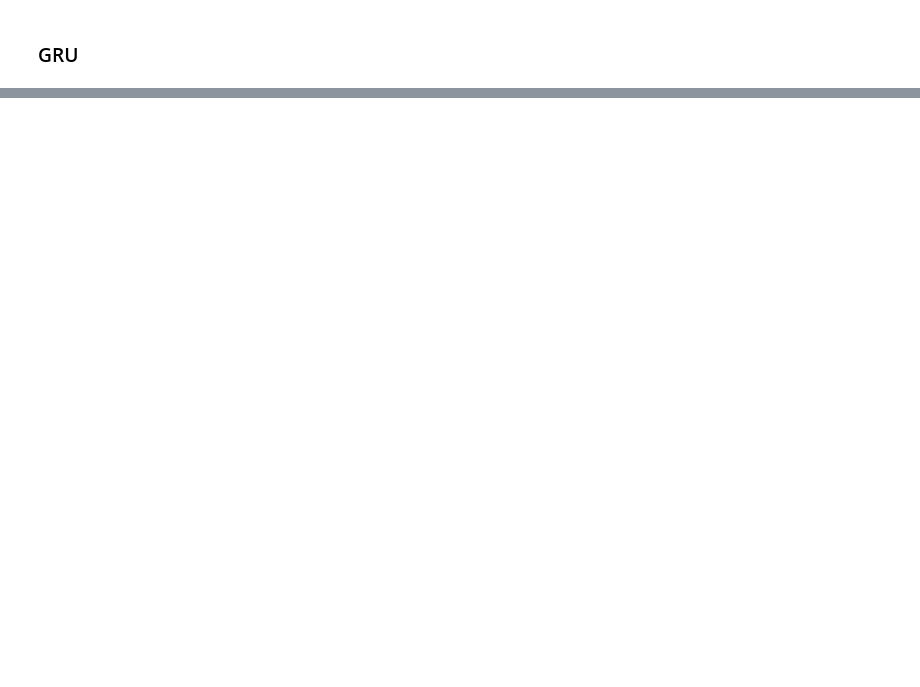
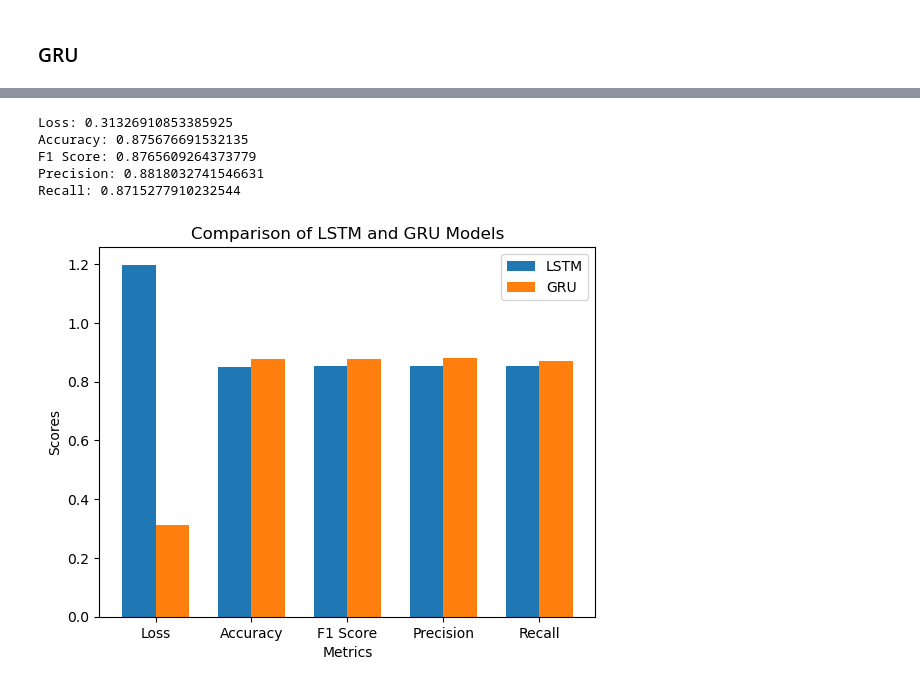
Before and after one commit to rajshrestha416/hate_speech, a Jupyter notebook: Hate Speech.ipynb, the cells around one changed output, grey strips where cells are left out. Cells and saved outputs as stored; diff of their text form; code cells hidden in the pictures; blank space fills up the shorter version.

```diff
--- a/Hate Speech.ipynb
+++ b/Hate Speech.ipynb
@@ -449 +592,34 @@ print("Predicted Category:", predicted_category)
 Predicted Category: 1
+# %%
+gru_model_evaluation
+print(f"Loss: {gru_model_evaluation[0]}")
+print(f"Accuracy: {gru_model_evaluation[1]}")
+print(f"F1 Score: {gru_model_evaluation[2]}")
+print(f"Precision: {gru_model_evaluation[3]}")
+print(f"Recall: {gru_model_evaluation[4]}")
+# %% [output]
+Loss: 0.31326910853385925
+Accuracy: 0.875676691532135
+F1 Score: 0.8765609264373779
+Precision: 0.8818032741546631
+Recall: 0.8715277910232544
+# %%
+metrics = ['Loss','Accuracy', 'F1 Score', 'Precision', 'Recall']
+bar_width = 0.35
+index = np.arange(len(metrics))
+
+fig, ax = plt.subplots()
+
+bar1 = ax.bar(index, lstm_model_evaluation, bar_width, label='LSTM')
+bar2 = ax.bar(index + bar_width, gru_model_evaluation, bar_width, label='GRU')
+
+ax.set_xlabel('Metrics')
+ax.set_ylabel('Scores')
+ax.set_title('Comparison of LSTM and GRU Models')
+ax.set_xticks(index + bar_width / 2)
+ax.set_xticklabels(metrics)
+ax.legend()
+
+plt.show()
+# %% [output]
+[figure, added]
```
Also changed, not shown: parts of 36 cells of this notebook.
